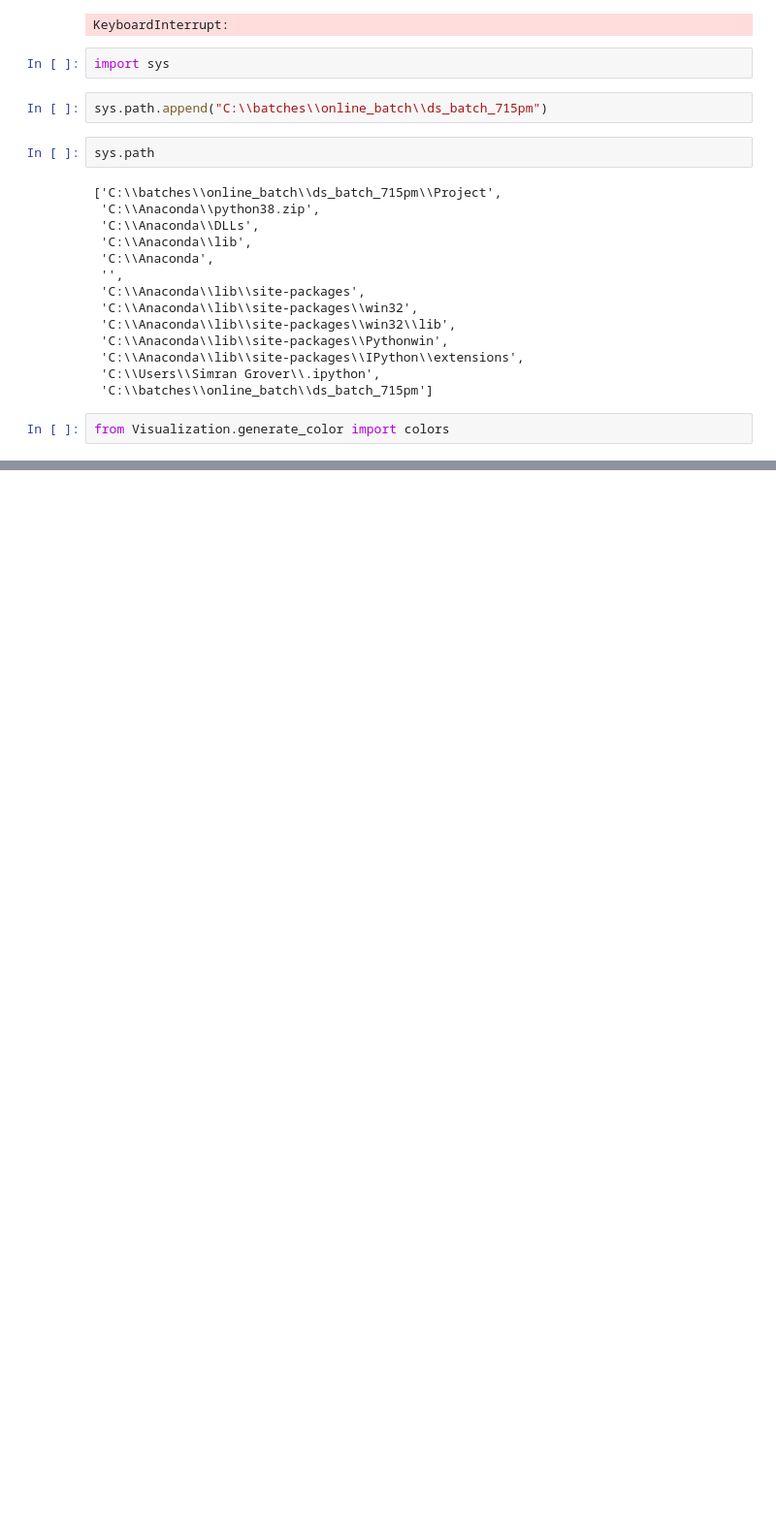
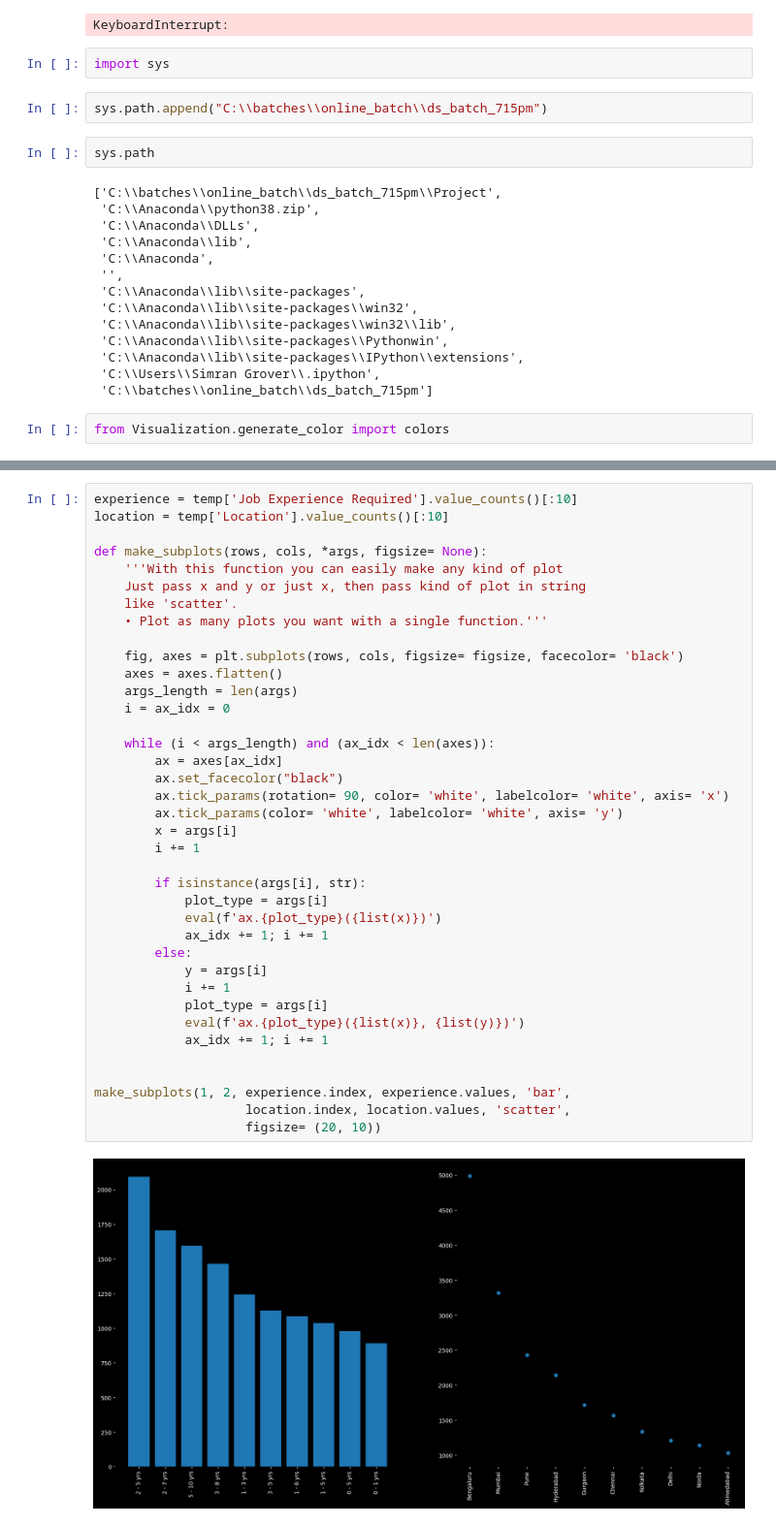
Before and after one commit to simrangrover5/DataScienceBatch_7_30PM, a Jupyter notebook: Project/Analysis.ipynb, the cells around one changed output, grey strips where cells are left out. Shown: that part at 97% size. Cells and saved outputs as stored; diff of their text form; blank space fills up the shorter version.

```diff
--- a/Project/Analysis.ipynb
+++ b/Project/Analysis.ipynb
@@ -1045,0 +1049,40 @@ plt.show()
+# %%
+experience = temp['Job Experience Required'].value_counts()[:10]
+location = temp['Location'].value_counts()[:10]
+
+def make_subplots(rows, cols, *args, figsize= None):
+    '''With this function you can easily make any kind of plot
+    Just pass x and y or just x, then pass kind of plot in string
+    like 'scatter'.
+    • Plot as many plots you want with a single function.'''
+
+    fig, axes = plt.subplots(rows, cols, figsize= figsize, facecolor= 'black')
+    axes = axes.flatten()
+    args_length = len(args)
+    i = ax_idx = 0
+
+    while (i < args_length) and (ax_idx < len(axes)):
+        ax = axes[ax_idx]
+        ax.set_facecolor("black")
+        ax.tick_params(rotation= 90, color= 'white', labelcolor= 'white', axis= 'x')
+        ax.tick_params(color= 'white', labelcolor= 'white', axis= 'y')
+        x = args[i]
+        i += 1
+
+        if isinstance(args[i], str):
+            plot_type = args[i]
+            eval(f'ax.{plot_type}({list(x)})')
+            ax_idx += 1; i += 1
+        else:
+            y = args[i]
+            i += 1
+            plot_type = args[i]
+            eval(f'ax.{plot_type}({list(x)}, {list(y)})')
+            ax_idx += 1; i += 1
+
+
+make_subplots(1, 2, experience.index, experience.values, 'bar',
+                    location.index, location.values, 'scatter',
+                    figsize= (20, 10))
+# %% [output]
+[figure, added]
```
Also changed, not shown: parts of 18 cells of this notebook, 9 other files.
